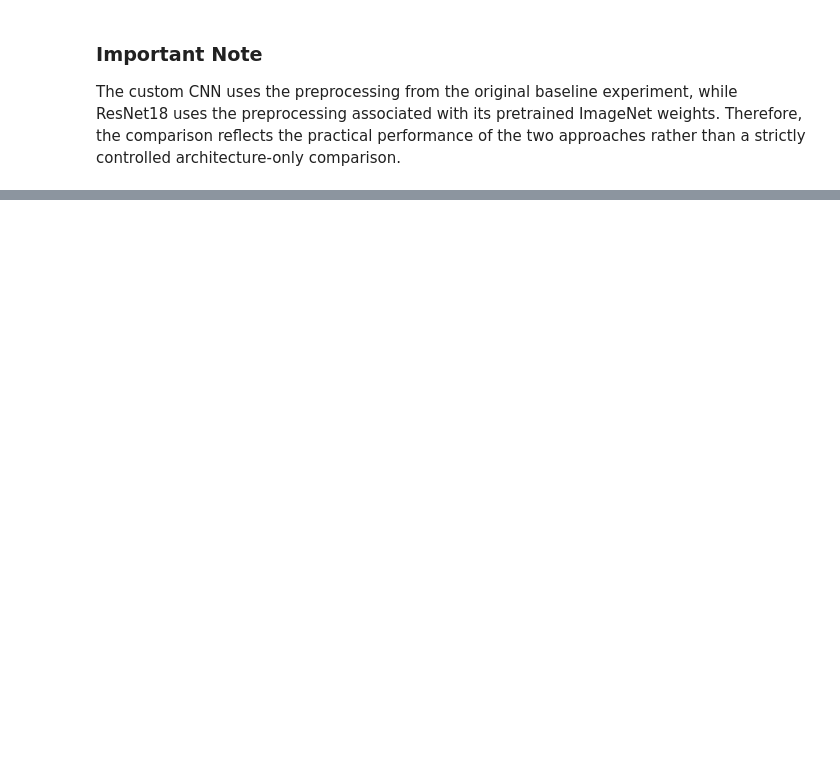
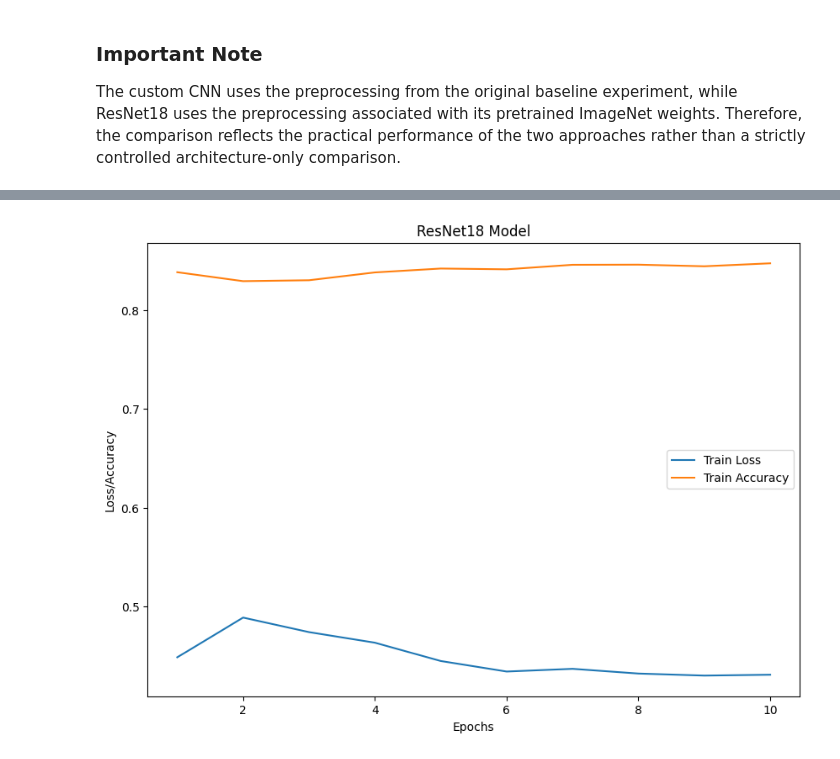
Before and after one commit to vikassinngh123/AI-ML-Learning, a Jupyter notebook: 06-Deep-Learning/01-PyTorch/02-PyTorch-Computer-Vision/04_intel_image_classification_transfer_learning_comparison.ipynb, the cells around one changed output, grey strips where cells are left out. Cells and saved outputs as stored; diff of their text form; code cells hidden in the pictures; blank space fills up the shorter version.

```diff
--- a/06-Deep-Learning/01-PyTorch/02-PyTorch-Computer-Vision/04_intel_image_classification_transfer_learning_comparison.ipynb
+++ b/06-Deep-Learning/01-PyTorch/02-PyTorch-Computer-Vision/04_intel_image_classification_transfer_learning_comparison.ipynb
@@ -344,6 +352,10 @@ resnet18_optimizer=torch.optim.Adam(params=resnet18.parameters(),
 # %%
 torch.manual_seed(42)
 torch.cuda.manual_seed(42)
+
+resnet18_ecophs=[]
+resnet18_train_loss_g=[]
+resnet18_train_acc_g=[]
 
 resnet18_start_time=timer()
 ecophs=10
@@ -373,6 +385,10 @@ for ecophs in tqdm(range(ecophs)):
   avg_resnet18_trainacc=resnet18_train_acc/len(resnet18_train_dataloader)
   print(f"\n-----------------------Epoch: {ecophs+1},Avg_Train_loss: {avg_resnet18_trainloss:.4f}, Avg_Train_acc: {avg_resnet18_trainacc*100:.4f}----------------------\n")
 
+  resnet18_ecophs.append(ecophs+1)
+  resnet18_train_loss_g.append(avg_resnet18_trainloss)
+  resnet18_train_acc_g.append(avg_resnet18_trainacc)
+
 resnet18_end_time=timer()
 resnet18_total_time=(resnet18_end_time-resnet18_start_time)/60
 print(f"Total Training Time: {resnet18_total_time:.3f} minutes")
@@ -455,0 +488,11 @@ The custom CNN uses the preprocessing from the original baseline experiment, whi
+# %%
+plt.figure(figsize=(10,7))
+plt.title("ResNet18 Model")
+plt.plot(resnet18_ecophs,resnet18_train_loss_g,label="Train Loss")
+plt.plot(resnet18_ecophs,resnet18_train_acc_g,label="Train Accuracy")
+plt.xlabel("Epochs")
+plt.ylabel("Loss/Accuracy")
+plt.legend()
+plt.show()
+# %% [output]
+[figure, added]
```
Also changed, not shown: parts of 9 cells of this notebook.
